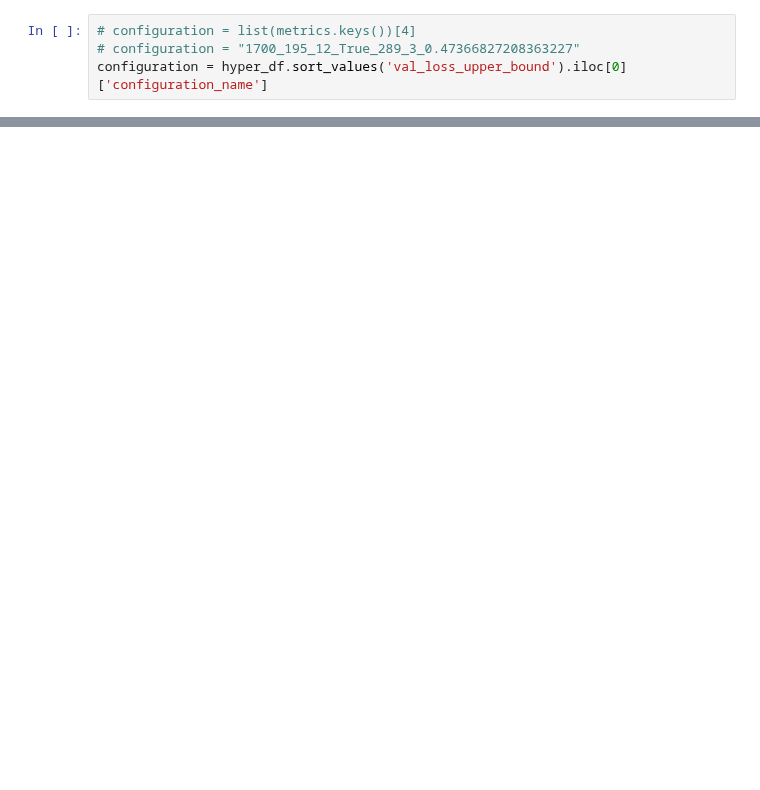
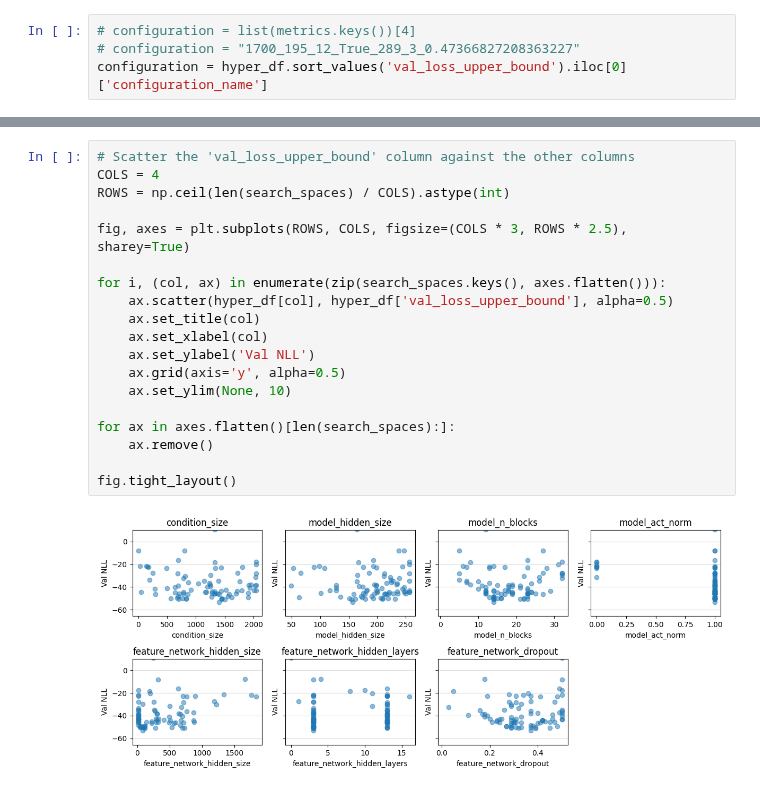
Before and after one commit to psaegert/bcnf, a Jupyter notebook: experimental/test_bayescv_analysis.ipynb, the cells around one changed output, grey strips where cells are left out. Cells and saved outputs as stored; diff of their text form; blank space fills up the shorter version.

```diff
--- a/experimental/test_bayescv_analysis.ipynb
+++ b/experimental/test_bayescv_analysis.ipynb
@@ -114,0 +120,21 @@ Text(0.5, 0.98, '1329_220_12_True_321_3_0.4493191096581155')
+# %%
+# Scatter the 'val_loss_upper_bound' column against the other columns
+COLS = 4
+ROWS = np.ceil(len(search_spaces) / COLS).astype(int)
+
+fig, axes = plt.subplots(ROWS, COLS, figsize=(COLS * 3, ROWS * 2.5), sharey=True)
+
+for i, (col, ax) in enumerate(zip(search_spaces.keys(), axes.flatten())):
+    ax.scatter(hyper_df[col], hyper_df['val_loss_upper_bound'], alpha=0.5)
+    ax.set_title(col)
+    ax.set_xlabel(col)
+    ax.set_ylabel('Val NLL')
+    ax.grid(axis='y', alpha=0.5)
+    ax.set_ylim(None, 10)
+
+for ax in axes.flatten()[len(search_spaces):]:
+    ax.remove()
+
+fig.tight_layout()
+# %% [output]
+[figure, added]
```
Also changed, not shown: parts of 4 cells of this notebook, 3 other files.
